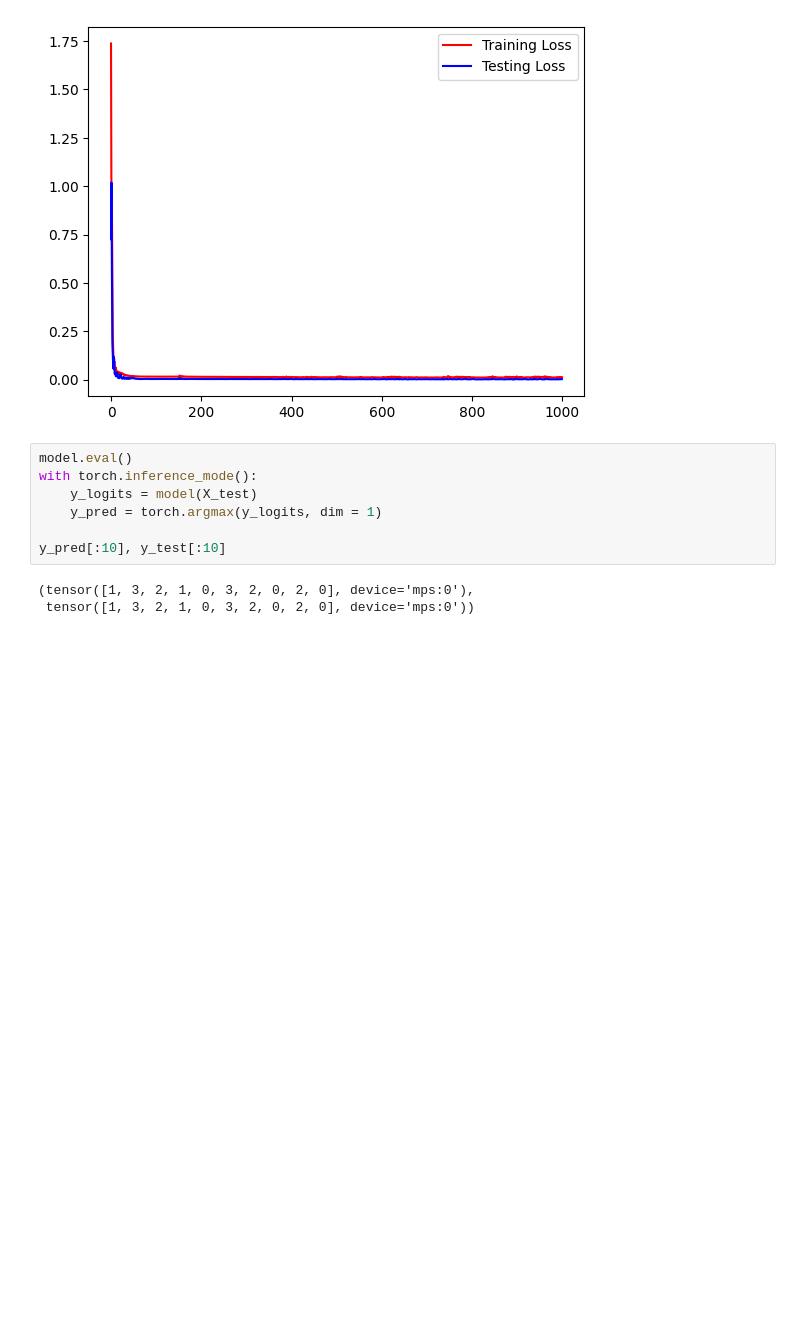
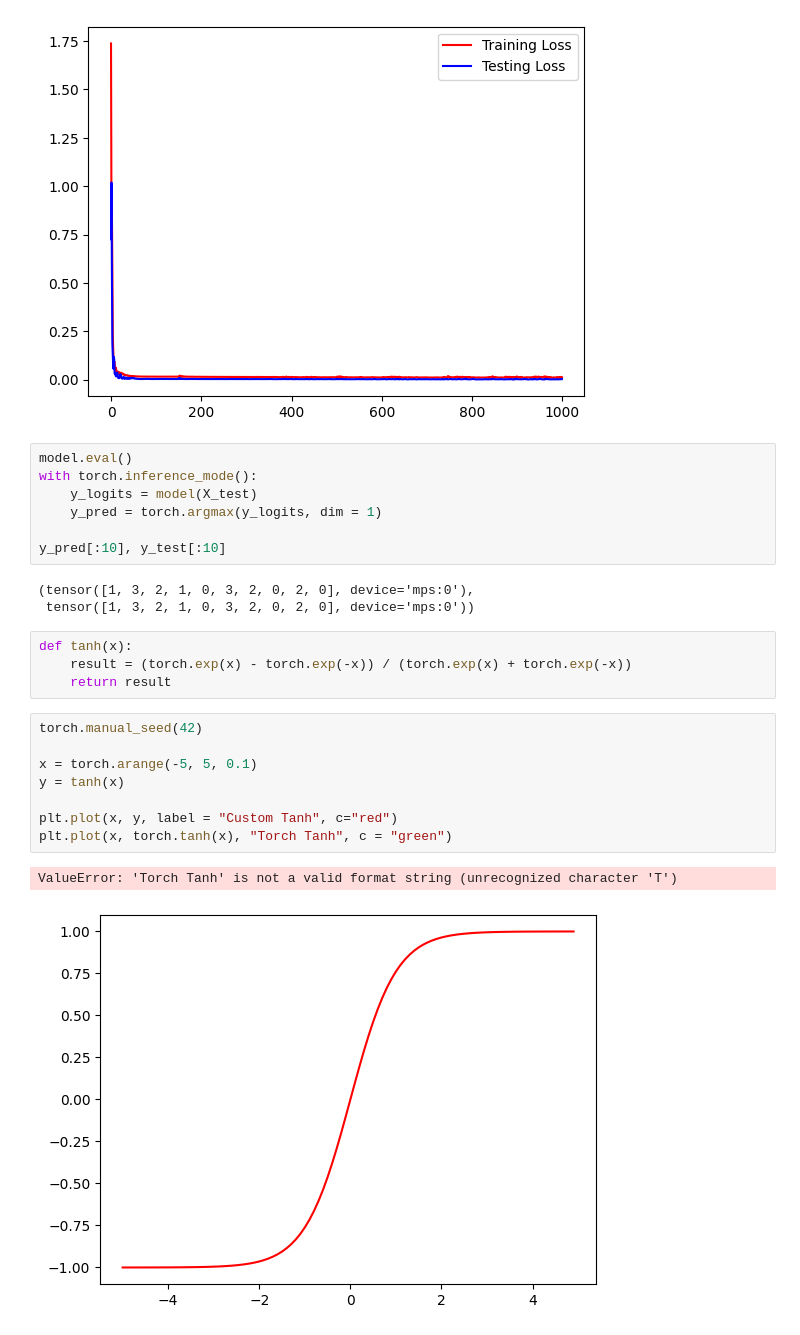
Before and after one commit to axiomchronicles/neural_network_learning, a Jupyter notebook: PyTorch_Learning/pathway_09.ipynb, the cells around one changed output. Saved outputs shown, nothing was run; the diff lists cells and outputs as text; blank space fills up the shorter version.

Commit message:
PyTorch | Custom Tanh Hyperbolic Function Activation

```diff
--- a/PyTorch_Learning/pathway_09.ipynb
+++ b/PyTorch_Learning/pathway_09.ipynb
@@ -184,3 +184,18 @@ y_pred[:10], y_test[:10]
 # %% [output]
 (tensor([1, 3, 2, 1, 0, 3, 2, 0, 2, 0], device='mps:0'),
  tensor([1, 3, 2, 1, 0, 3, 2, 0, 2, 0], device='mps:0'))
+# %%
+def tanh(x):
+    result = (torch.exp(x) - torch.exp(-x)) / (torch.exp(x) + torch.exp(-x))
+    return result
+# %%
+torch.manual_seed(42)
+
+x = torch.arange(-5, 5, 0.1)
+y = tanh(x)
+
+plt.plot(x, y, label = "Custom Tanh", c="red")
+plt.plot(x, torch.tanh(x), "Torch Tanh", c = "green")
+# %% [output]
+ValueError: 'Torch Tanh' is not a valid format string (unrecognized character 'T')
+[figure, added]
```
